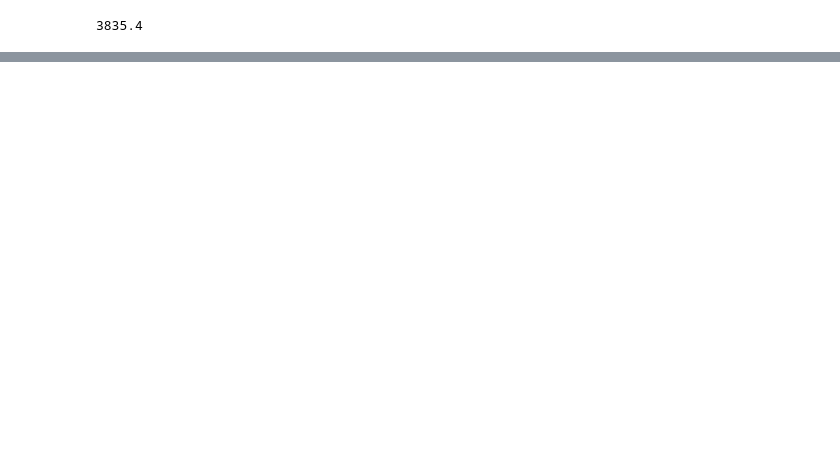
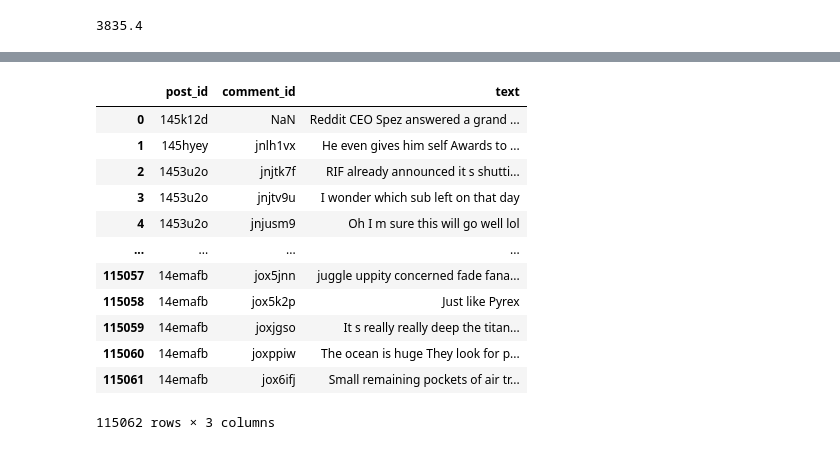
Before and after one commit to Gunnvant/Self-Paced-Content, a Jupyter notebook: python/live_sessions/stats_decision_making/notebooks/hypothesis_8_7_23.ipynb, the cells around one changed output, grey strips where cells are left out. Drawn from its saved outputs; the diff is of its cells as text; code cells hidden in the pictures; blank space fills up the shorter version.

```diff
--- a/python/live_sessions/stats_decision_making/notebooks/hypothesis_8_7_23.ipynb
+++ b/python/live_sessions/stats_decision_making/notebooks/hypothesis_8_7_23.ipynb
@@ -42,0 +60,17 @@ df.head()
+# %%
+## Find out on an average how many words were there in each comment?
+df[['post_id','comment_id','text']]
+# %% [output]
+|  | post_id | comment_id | text |
+| 0 | 145k12d | NaN | Reddit CEO Spez answered a grand ... |
+| 1 | 145hyey | jnlh1vx | He even gives him self Awards to ... |
+| 2 | 1453u2o | jnjtk7f | RIF already announced it s shutti... |
+| 3 | 1453u2o | jnjtv9u | I wonder which sub left on that day |
+| 4 | 1453u2o | jnjusm9 | Oh I m sure this will go well lol |
+| ... | ... | ... | ... |
+| 115057 | 14emafb | jox5jnn | juggle uppity concerned fade fana... |
+| 115058 | 14emafb | jox5k2p | Just like Pyrex |
+| 115059 | 14emafb | joxjgso | It s really really deep the titan... |
+| 115060 | 14emafb | joxppiw | The ocean is huge They look for p... |
+| 115061 | 14emafb | jox6ifj | Small remaining pockets of air tr... |
+115062 rows × 3 columns
```
Also changed, not shown: parts of 26 cells of this notebook.
